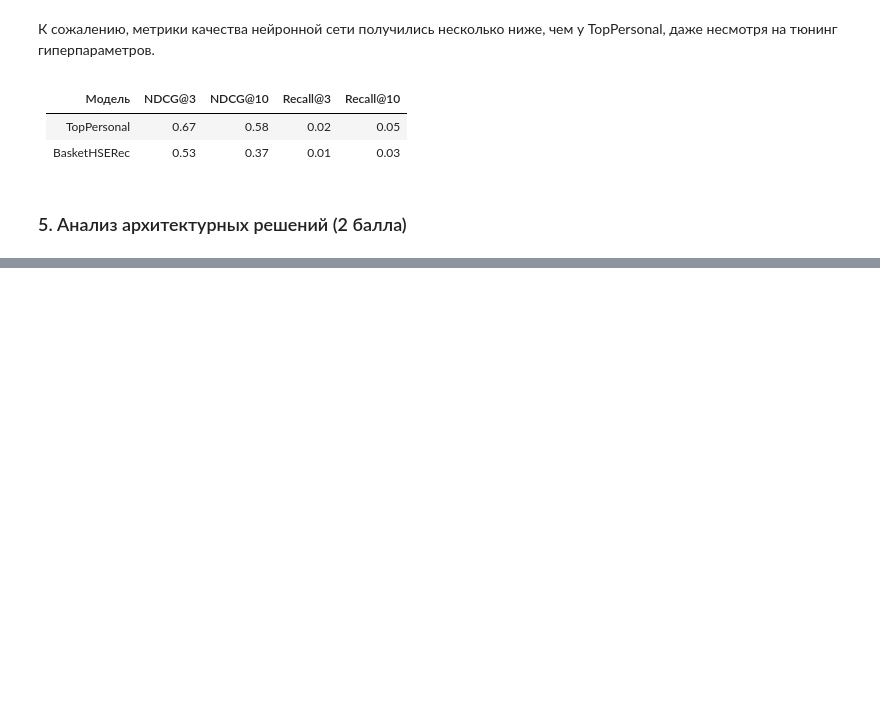
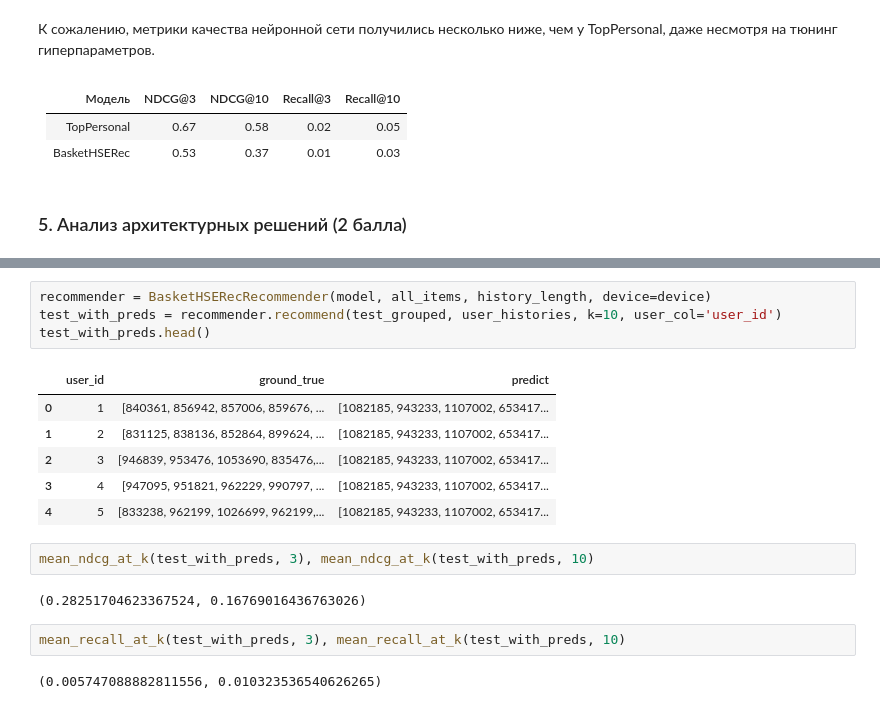
Before and after one commit to PavelMKh/HSE-AI, a Jupyter notebook: RECSYS/HSE_RecSys_HW4_Khomenko.ipynb, the cells around one changed output, grey strips where cells are left out. Drawn from its saved outputs; the diff is of its cells as text; blank space fills up the shorter version.

```diff
--- a/RECSYS/HSE_RecSys_HW4_Khomenko.ipynb
+++ b/RECSYS/HSE_RecSys_HW4_Khomenko.ipynb
@@ -610,0 +694,19 @@ mean_recall_at_k(test_with_preds, 3), mean_recall_at_k(test_with_preds, 10)
+# %%
+recommender = BasketHSERecRecommender(model, all_items, history_length, device=device)
+test_with_preds = recommender.recommend(test_grouped, user_histories, k=10, user_col='user_id')
+test_with_preds.head()
+# %% [output]
+|  | user_id | ground_true | predict |
+| 0 | 1 | [840361, 856942, 857006, 859676, ... | [1082185, 943233, 1107002, 653417... |
+| 1 | 2 | [831125, 838136, 852864, 899624, ... | [1082185, 943233, 1107002, 653417... |
+| 2 | 3 | [946839, 953476, 1053690, 835476,... | [1082185, 943233, 1107002, 653417... |
+| 3 | 4 | [947095, 951821, 962229, 990797, ... | [1082185, 943233, 1107002, 653417... |
+| 4 | 5 | [833238, 962199, 1026699, 962199,... | [1082185, 943233, 1107002, 653417... |
+# %%
+mean_ndcg_at_k(test_with_preds, 3), mean_ndcg_at_k(test_with_preds, 10)
+# %% [output]
+(0.28251704623367524, 0.16769016436763026)
+# %%
+mean_recall_at_k(test_with_preds, 3), mean_recall_at_k(test_with_preds, 10)
+# %% [output]
+(0.005747088882811556, 0.010323536540626265)
```
Also changed, not shown: parts of 5 cells of this notebook.
